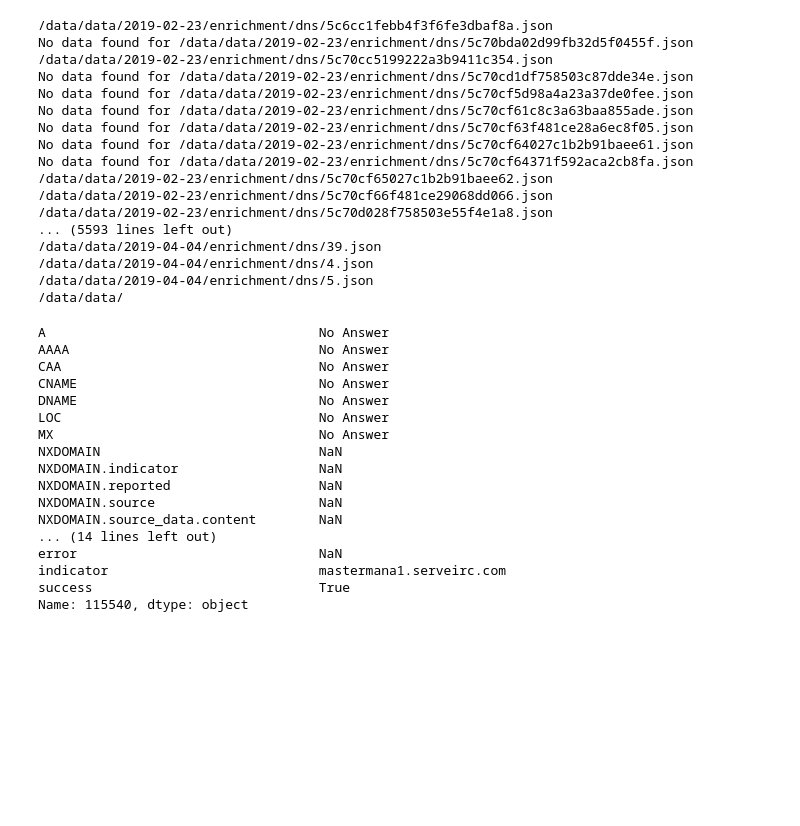
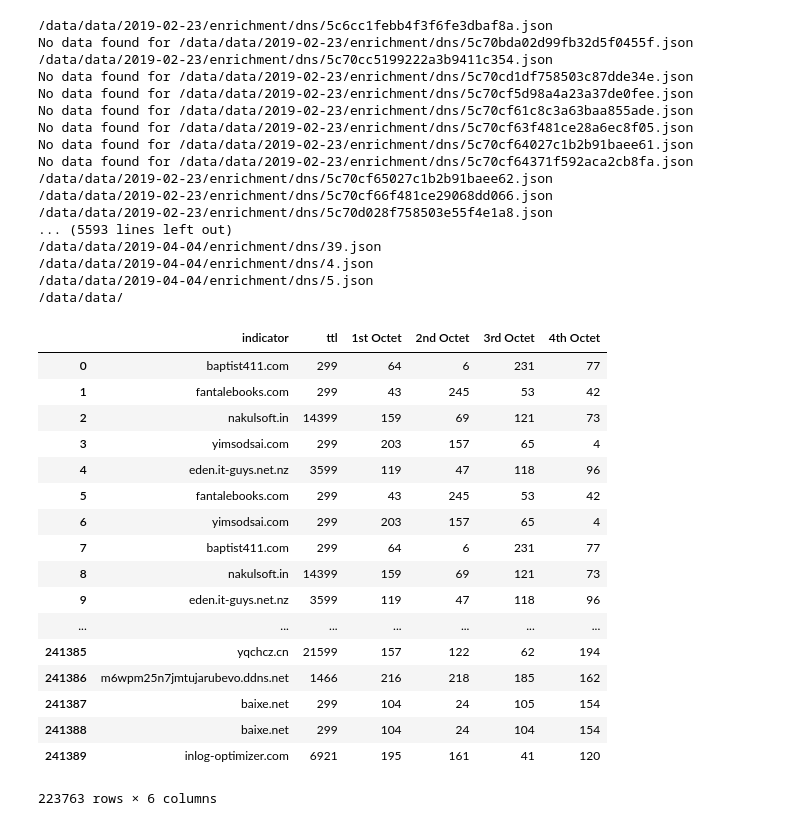
Before and after one commit to G2-IT-Group/external-resource-models, a Jupyter notebook: marcosun/data collection and cleanup/scripts.ipynb, the cells around one changed output. Saved outputs shown, nothing was run; the diff lists cells and outputs as text; code cells hidden in the pictures; blank space fills up the shorter version.

```diff
--- a/marcosun/data collection and cleanup/scripts.ipynb
+++ b/marcosun/data collection and cleanup/scripts.ipynb
@@ -94,23 +94,3 @@ dnsdata=dnsdata.applymap(tolist)
 finaldata=dnsdata[['indicator','benign','A', 'AAAA', 'CAA', 'CNAME', 'DNAME', 'LOC', 'MX', 'RP', 'SIG', 'SSHFP',
          'success']]
 finaldata.to_parquet('dnsdata')
-# %%
-moredata.loc[115540,:]
-# %% [output]
-A                                   No Answer
-AAAA                                No Answer
-CAA                                 No Answer
-CNAME                               No Answer
-DNAME                               No Answer
-LOC                                 No Answer
-MX                                  No Answer
-NXDOMAIN                            NaN
-NXDOMAIN.indicator                  NaN
-NXDOMAIN.reported                   NaN
-NXDOMAIN.source                     NaN
-NXDOMAIN.source_data.content        NaN
-... (14 lines left out)
-error                               NaN
-indicator                           mastermana1.serveirc.com
-success                             True
-Name: 115540, dtype: object
@@ -116,0 +100,27 @@ Name: 115540, dtype: object
+# %%
+dude
+pandas.set_option("display.max_colwidth",100)
+pandas.set_option("display.max_columns",100)
+# %%
+thingy=pandas.read_parquet("/stuff/parsed data/badoctetdata")
+# %%
+thingy
+# %% [output]
+|  | indicator | ttl | 1st Octet | 2nd Octet | 3rd Octet | 4th Octet |
+| 0 | baptist411.com | 299 | 64 | 6 | 231 | 77 |
+| 1 | fantalebooks.com | 299 | 43 | 245 | 53 | 42 |
+| 2 | nakulsoft.in | 14399 | 159 | 69 | 121 | 73 |
+| 3 | yimsodsai.com | 299 | 203 | 157 | 65 | 4 |
+| 4 | eden.it-guys.net.nz | 3599 | 119 | 47 | 118 | 96 |
+| 5 | fantalebooks.com | 299 | 43 | 245 | 53 | 42 |
+| 6 | yimsodsai.com | 299 | 203 | 157 | 65 | 4 |
+| 7 | baptist411.com | 299 | 64 | 6 | 231 | 77 |
+| 8 | nakulsoft.in | 14399 | 159 | 69 | 121 | 73 |
+| 9 | eden.it-guys.net.nz | 3599 | 119 | 47 | 118 | 96 |
+| ... | ... | ... | ... | ... | ... | ... |
+| 241385 | yqchcz.cn | 21599 | 157 | 122 | 62 | 194 |
+| 241386 | m6wpm25n7jmtujarubevo.ddns.net | 1466 | 216 | 218 | 185 | 162 |
+| 241387 | baixe.net | 299 | 104 | 24 | 105 | 154 |
+| 241388 | baixe.net | 299 | 104 | 24 | 104 | 154 |
+| 241389 | inlog-optimizer.com | 6921 | 195 | 161 | 41 | 120 |
+223763 rows × 6 columns
```
Also changed, not shown: parts of 1 cell of this notebook, 4 other files.
